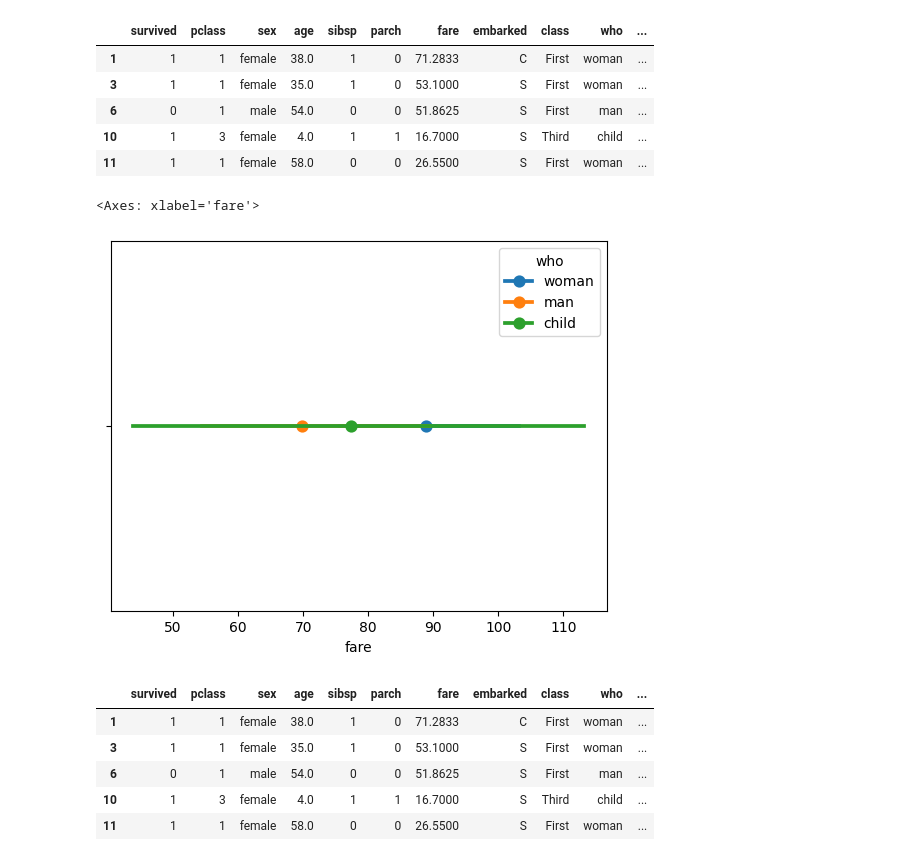
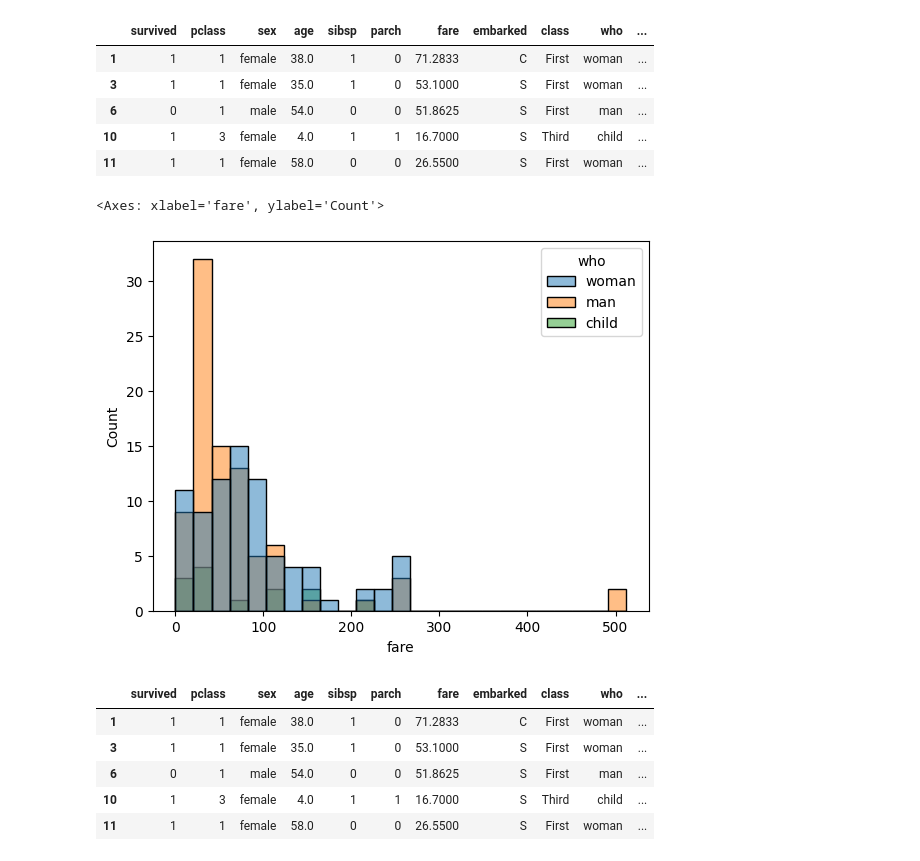
Before and after one commit to gas2345678/data_analysis-portfolio, a Jupyter notebook: Python/data_analysis_visualizations/titanic.ipynb, the cells around one changed output. Cells and saved outputs as stored; diff of their text form; code cells hidden in the pictures.

```diff
--- a/Python/data_analysis_visualizations/titanic.ipynb
+++ b/Python/data_analysis_visualizations/titanic.ipynb
@@ -5,8 +5,6 @@ import pandas as pd
 import math
 # %%
 titanic = sb.load_dataset("titanic")
-# %%
-titanic = pd.DataFrame(titanic)
 # %%
 titanic.shape
 # %% [output]
@@ -87,10 +85,10 @@ titanic.head()
 | 11 | 1 | 1 | female | 58.0 | 0 | 0 | 26.5500 | S | First | woman | ... |
 # %%
 #Who paid more for a ticket?
-sb.pointplot(data=titanic,x="fare",hue="who")
+sb.histplot(data=titanic,x="fare",hue="who")
 # %% [output]
-<Axes: xlabel='fare'>
+<Axes: xlabel='fare', ylabel='Count'>
-[figure, old version]
+[figure, new version]
 # %%
 titanic.head()
 # %% [output]
```
